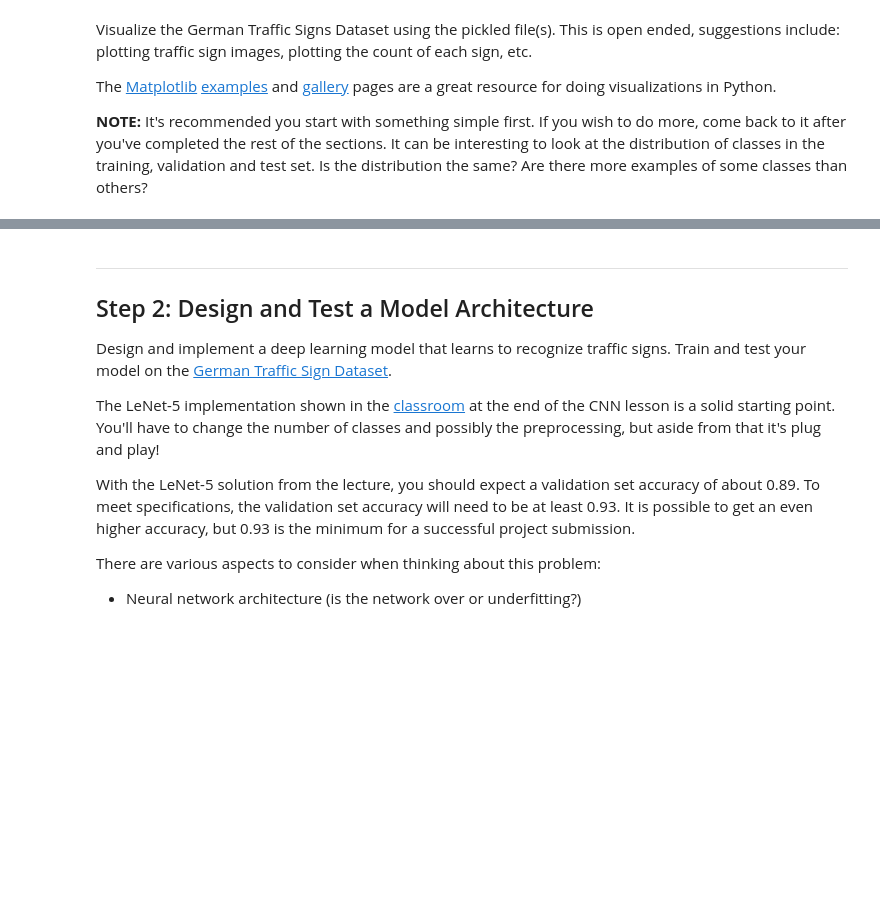
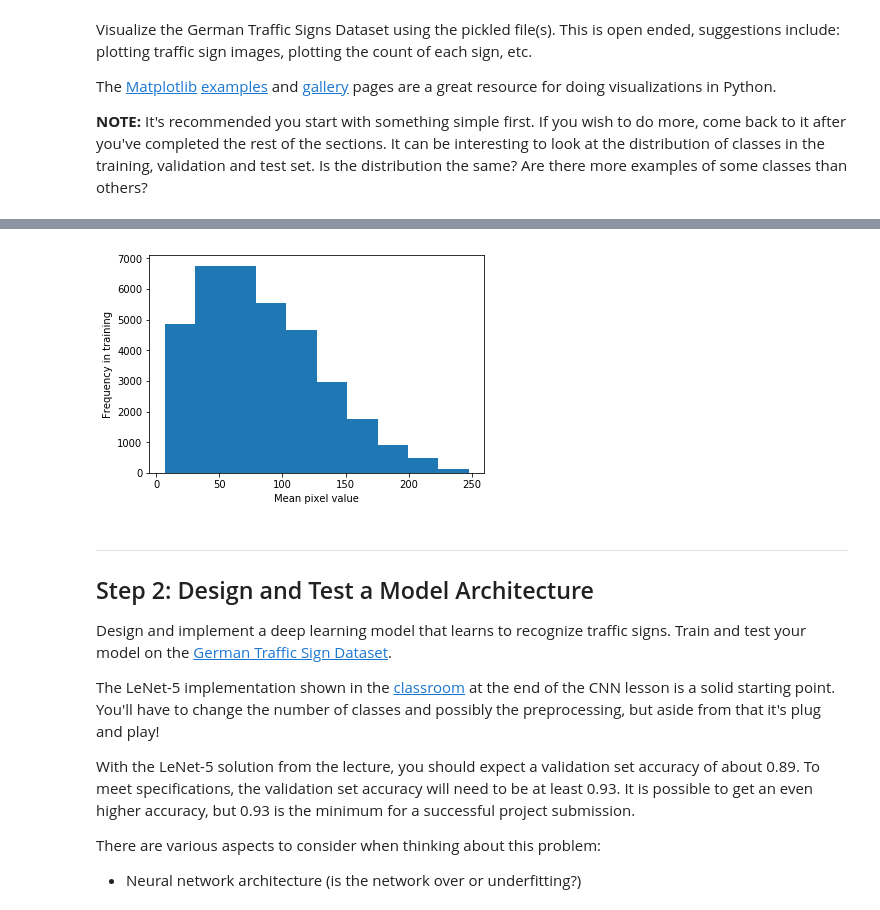
Before and after one commit to NachoCM/CarND-Traffic-Sign-Classifier, a Jupyter notebook: Traffic_Sign_Classifier.ipynb, the cells around one changed output, grey strips where cells are left out. Drawn from its saved outputs; the diff is of its cells as text; code cells hidden in the pictures; blank space fills up the shorter version.

```diff
--- a/Traffic_Sign_Classifier.ipynb
+++ b/Traffic_Sign_Classifier.ipynb
@@ -130,3 +150,10 @@ plt.savefig('sign_samples.png')
+# %%
+plt.hist(np.mean(X_train_orig,axis=(1,2,3)))
+plt.xlabel("Mean pixel value")
+plt.ylabel("Frequency in training")
+plt.savefig('mean_pixel_value.png')
+# %% [output]
+[figure, added]
 # %% [markdown]
 ----
 
```
Also changed, not shown: parts of 33 cells of this notebook, 32 other files.
